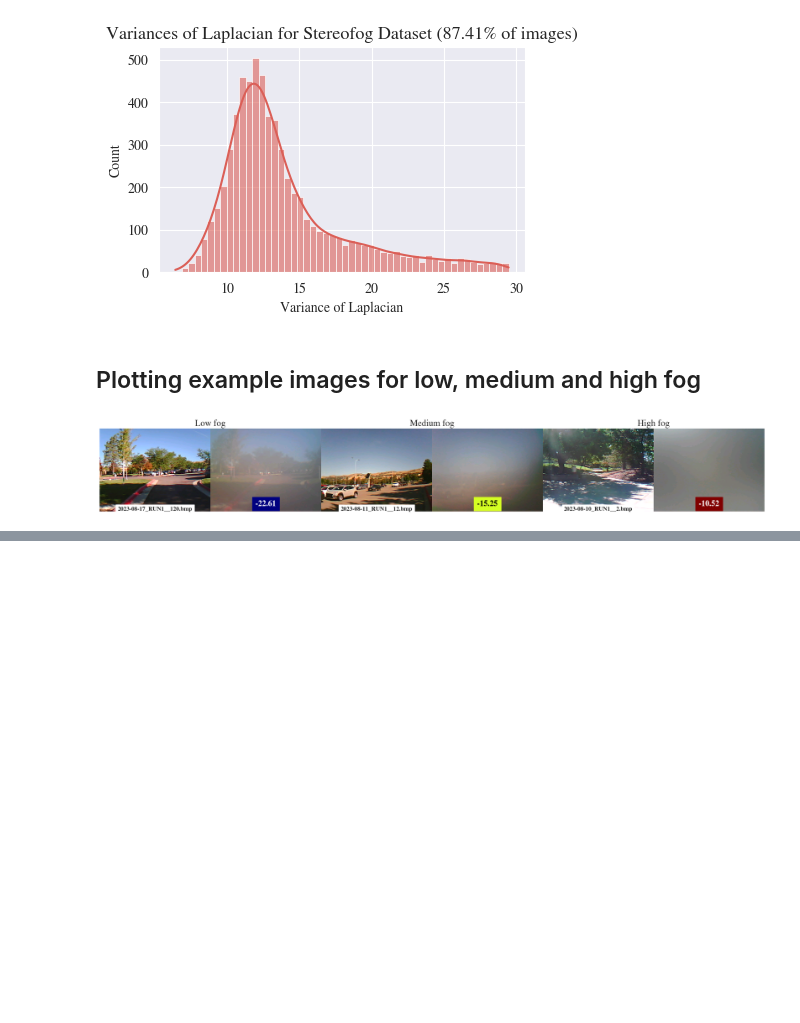
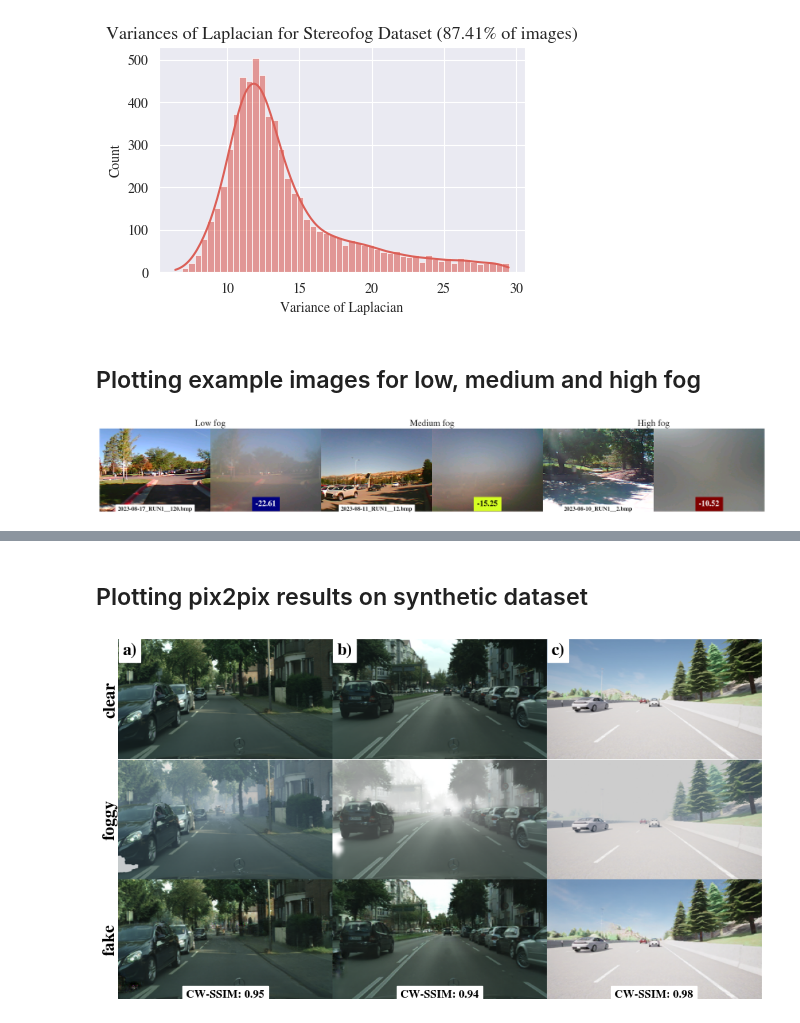
Before and after one commit to apoll2000/stereofog, a Jupyter notebook: stereofog_images_EDA.ipynb, the cells around one changed output, grey strips where cells are left out. Cells and saved outputs as stored; diff of their text form; code cells hidden in the pictures; blank space fills up the shorter version.

```diff
--- a/stereofog_images_EDA.ipynb
+++ b/stereofog_images_EDA.ipynb
@@ -119,0 +176,66 @@ plt.show()
+# %% [markdown]
+## Plotting pix2pix results on synthetic dataset
+# %%
+results_path = 'results/synthetic_datasets'
+
+subfolder = 'test_latest/images'
+
+datasets = [item for item in os.listdir(results_path) if item[0] != '.']
+
+ratio = 16 / 9
+
+width_per_image = 4
+height_per_image = width_per_image / ratio
+
+num_images = 3*len(datasets)
+fig, ax = plt.subplots(3, len(datasets), figsize=(len(datasets)*width_per_image, 3*height_per_image))
+
+# counter = 1
+# ax = []
+# for i in range(2):
+#     for j in range(len(datasets)):
+#         # print(counter)
+#         ax += [fig.add_subplot(2, len(datasets), counter)]
+#         counter += 1
+
+images = {'carla_tuebingen_pix2pix': 'motorway_00000084_density_0_02_real_B.png',
+          'cityscapes_tuebingen_pix2pix': 'munster_000163_000019_leftImg8bit_real_B.png',
+          'foggy_cityscapes_pix2pix': 'berlin_000006_000019_leftImg8bit_real_B.png'
+         }
+
+# titles = {  'carla_tuebingen_pix2pix': 'c)',#'CARLA Uni Tübingen',
+#             'cityscapes_tuebingen_pix2pix': 'a)',#'Cityscapes Uni Tübingen',
+#             'foggy_cityscapes_pix2pix': 'b)'#'Foggy Cityscapes'
+#             }
+
+for index, dataset in enumerate(datasets):
+    image = images[dataset]#sorted([item for item in os.listdir(os.path.join(results_path, dataset, subfolder)) if 'real_B' in item])[0]
+
+    ax[0, index].imshow(plt.imread(os.path.join(results_path, dataset, subfolder, image)), aspect='auto')
+    ax[0, index].axis('off')
+
+    ax[0, index].text(0.02, 0.97, titles[dataset], horizontalalignment='left', verticalalignment='top', transform=ax[0, index].transAxes, fontweight='bold', fontsize=18, color='black', backgroundcolor='white')
+
+    ax[1, index].imshow(plt.imread(os.path.join(results_path, dataset, subfolder, image.replace('real_B', 'real_A'))), aspect='auto')
+    ax[1, index].axis('off')
+
+    ax[2, index].imshow(plt.imread(os.path.join(results_path, dataset, subfolder, image.replace('real_B', 'fake_B'))), aspect='auto')
+    ax[2, index].axis('off')
+
+    # Calculating the CW-SSIM between real and fake images
+    CW_SSIM = SSIM(Image.open(os.path.join(results_path, dataset, subfolder, image))).cw_ssim_value(Image.open(os.path.join(results_path, dataset, subfolder, image.replace('real_B', 'fake_B'))))
+
+    ax[2, index].text(0.5, 0., f'CW-SSIM: {CW_SSIM:.2f}', horizontalalignment='center', verticalalignment='bottom', transform=ax[2, index].transAxes, fontweight='bold', fontsize=12, backgroundcolor='white', color='black')
+
+
+plt.subplots_adjust(hspace=0, wspace=0)
+
+# Adding labels for clear, foggy and synthetic images
+ax[0, 0].text(-0., 0.5, 'clear', horizontalalignment='right', verticalalignment='center', transform=ax[0, 0].transAxes, fontweight='bold', fontsize=18, color='black', rotation=90)
+ax[1, 0].text(-0., 0.5, 'foggy', horizontalalignment='right', verticalalignment='center', transform=ax[1, 0].transAxes, fontweight='bold', fontsize=18, color='black', rotation=90)
+ax[2, 0].text(-0., 0.5, 'fake', horizontalalignment='right', verticalalignment='center', transform=ax[2, 0].transAxes, fontweight='bold', fontsize=18, color='black', rotation=90)
+
+plt.savefig('plots/synthetic_datasets_results.pdf', format='pdf', bbox_inches='tight')
+plt.show()
+# %% [output]
+[figure, added]
```
Also changed, not shown: parts of 4 cells of this notebook.
